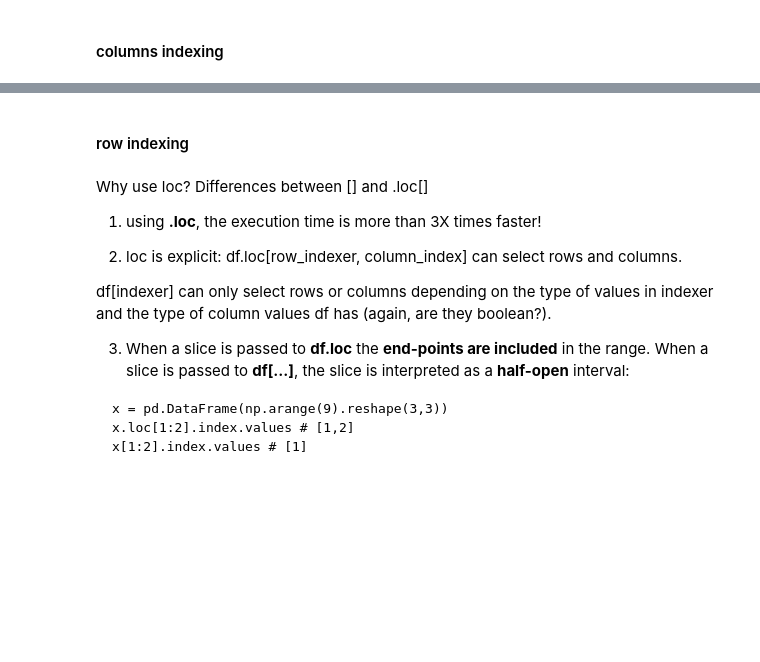
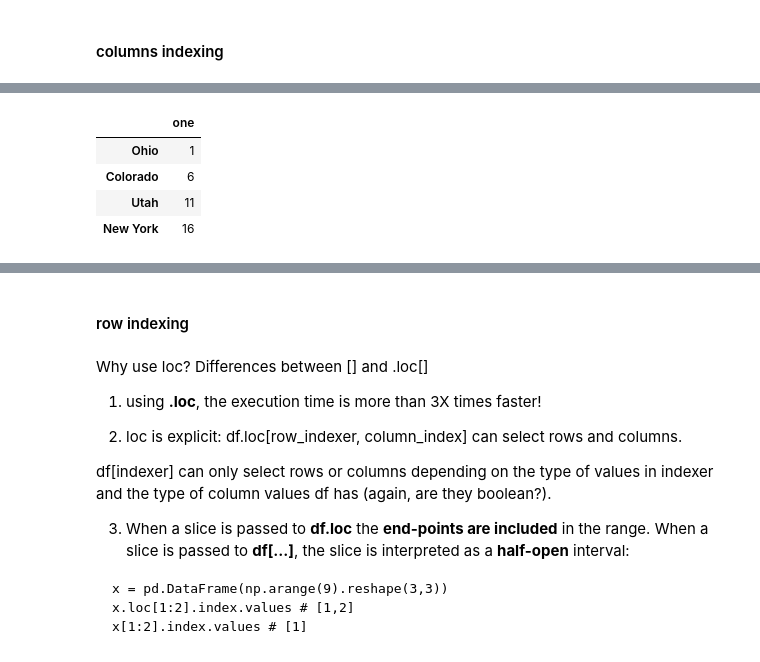
Before and after one commit to Rdm-Nico/BDTA, a Jupyter notebook: Essentials/3a_Pandas_basic.ipynb, the cells around one changed output, grey strips where cells are left out. Drawn from its saved outputs; the diff is of its cells as text; code cells hidden in the pictures; blank space fills up the shorter version.

```diff
--- a/Essentials/3a_Pandas_basic.ipynb
+++ b/Essentials/3a_Pandas_basic.ipynb
@@ -287,2 +570,8 @@ data[0:1]
 # %%
-data[['one','two']]
+data[['one']]
+# %% [output]
+|  | one |
+| Ohio | 1 |
+| Colorado | 6 |
+| Utah | 11 |
+| New York | 16 |
```
Also changed, not shown: parts of 69 cells of this notebook.
